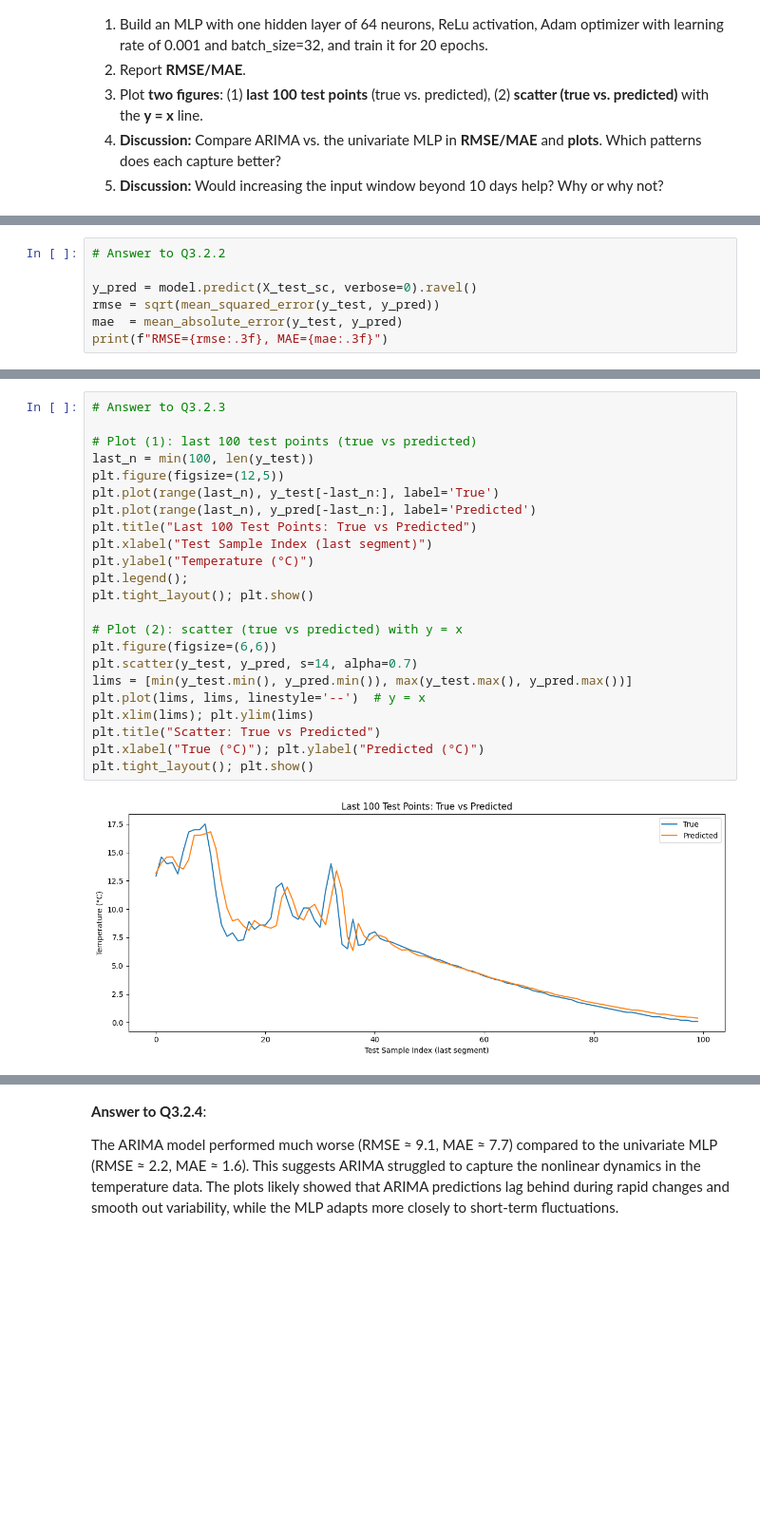
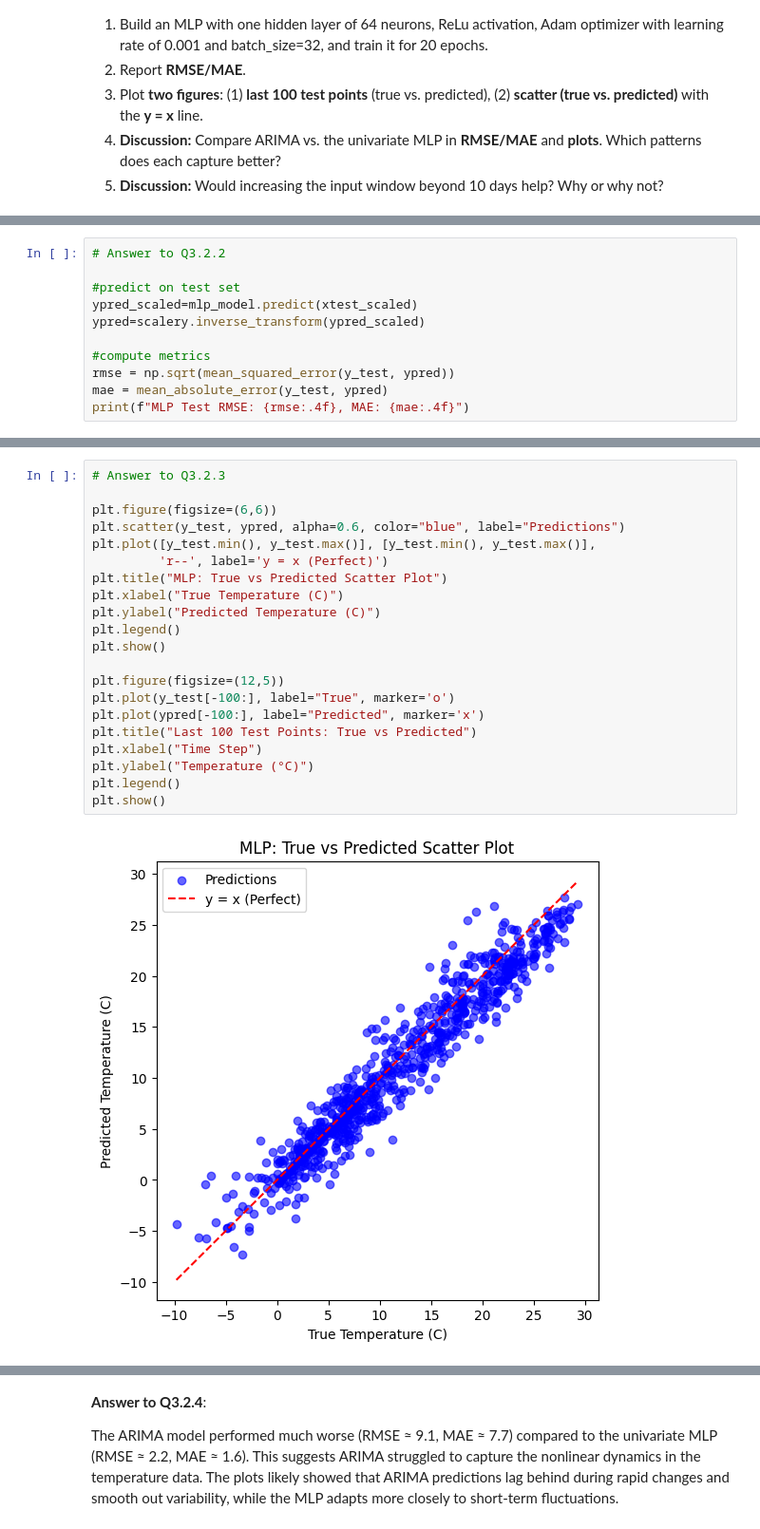
Before and after one commit to AdamDunn1437/4010_A1, a Jupyter notebook: Assignment1.ipynb, the cells around one changed output, grey strips where cells are left out. Shown at 95% size. Drawn from its saved outputs; the diff is of its cells as text; blank space fills up the shorter version.

```diff
--- a/Assignment1.ipynb
+++ b/Assignment1.ipynb
@@ -508,8 +580,12 @@ Epoch 20/20
 # %%
 # Answer to Q3.2.2
 
-y_pred = model.predict(X_test_sc, verbose=0).ravel()
-rmse = sqrt(mean_squared_error(y_test, y_pred))
-mae  = mean_absolute_error(y_test, y_pred)
-print(f"RMSE={rmse:.3f}, MAE={mae:.3f}")
+#predict on test set
+ypred_scaled=mlp_model.predict(xtest_scaled)
+ypred=scalery.inverse_transform(ypred_scaled)
+
+#compute metrics
+rmse = np.sqrt(mean_squared_error(y_test, ypred))
+mae = mean_absolute_error(y_test, ypred)
+print(f"MLP Test RMSE: {rmse:.4f}, MAE: {mae:.4f}")
 # %% [output]
@@ -517,25 +594,23 @@ RMSE=2.170, MAE=1.649
 # %%
 # Answer to Q3.2.3
 
-# Plot (1): last 100 test points (true vs predicted)
-last_n = min(100, len(y_test))
+plt.figure(figsize=(6,6))
+plt.scatter(y_test, ypred, alpha=0.6, color="blue", label="Predictions")
+plt.plot([y_test.min(), y_test.max()], [y_test.min(), y_test.max()],
+         'r--', label='y = x (Perfect)')
+plt.title("MLP: True vs Predicted Scatter Plot")
+plt.xlabel("True Temperature (C)")
+plt.ylabel("Predicted Temperature (C)")
+plt.legend()
+plt.show()
+
 plt.figure(figsize=(12,5))
-plt.plot(range(last_n), y_test[-last_n:], label='True')
-plt.plot(range(last_n), y_pred[-last_n:], label='Predicted')
+plt.plot(y_test[-100:], label="True", marker='o')
+plt.plot(ypred[-100:], label="Predicted", marker='x')
 plt.title("Last 100 Test Points: True vs Predicted")
-plt.xlabel("Test Sample Index (last segment)")
+plt.xlabel("Time Step")
 plt.ylabel("Temperature (°C)")
-plt.legend();
-plt.tight_layout(); plt.show()
-
-# Plot (2): scatter (true vs predicted) with y = x
-plt.figure(figsize=(6,6))
-plt.scatter(y_test, y_pred, s=14, alpha=0.7)
-lims = [min(y_test.min(), y_pred.min()), max(y_test.max(), y_pred.max())]
-plt.plot(lims, lims, linestyle='--')  # y = x
-plt.xlim(lims); plt.ylim(lims)
-plt.title("Scatter: True vs Predicted")
-plt.xlabel("True (°C)"); plt.ylabel("Predicted (°C)")
-plt.tight_layout(); plt.show()
+plt.legend()
+plt.show()
 # %% [output]
-[figure, old version]
+[figure, new version]
```
Also changed, not shown: parts of 22 cells of this notebook.
